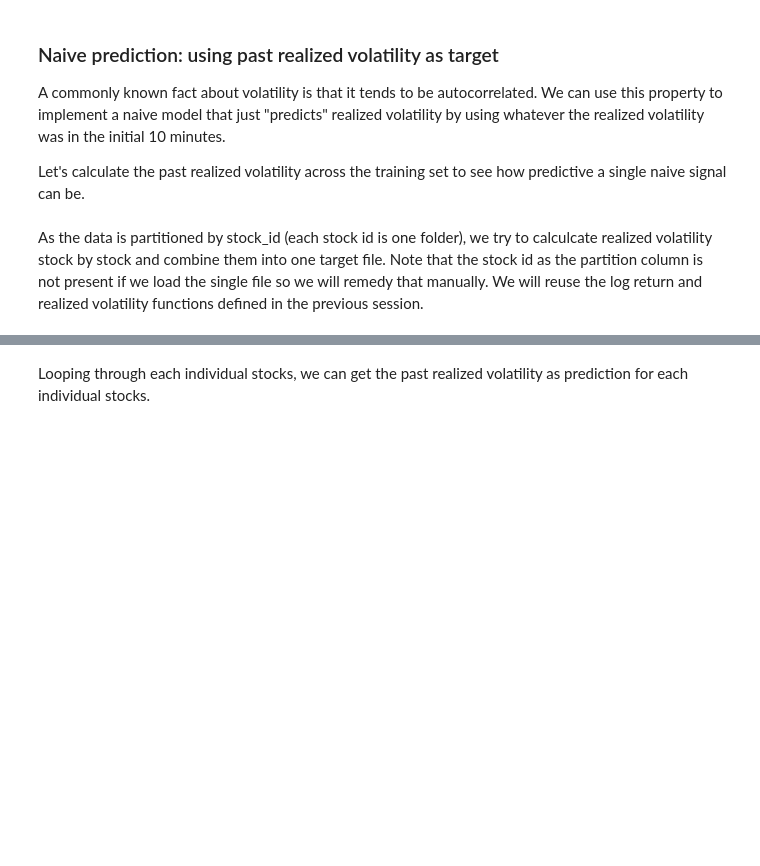
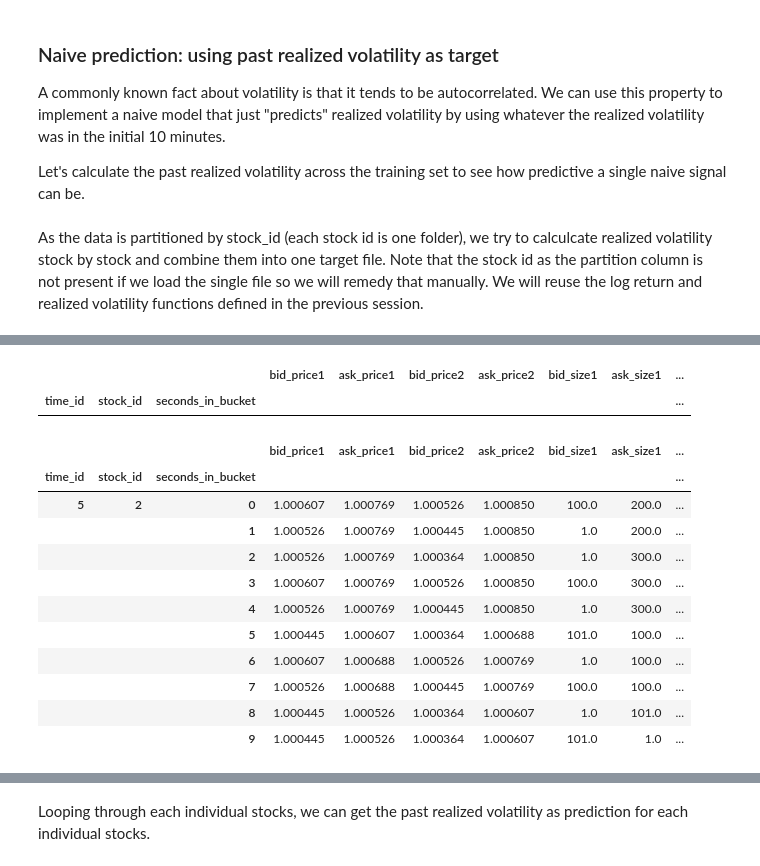
Before and after one commit to arungansi/Jovian-ML-0toGBMs, a Jupyter notebook: my-zero-to-gbm-proj-assign - Jovian - Len.ipynb, the cells around one changed output, grey strips where cells are left out. Cells and saved outputs as stored; diff of their text form; code cells hidden in the pictures; blank space fills up the shorter version.

```diff
--- a/my-zero-to-gbm-proj-assign - Jovian - Len.ipynb
+++ b/my-zero-to-gbm-proj-assign - Jovian - Len.ipynb
@@ -419,0 +601,20 @@ s2.isna().sum()
+# %%
+s2.loc[:,:,0][s2.loc[:,:,0]['price'].isna()]
+# %% [output]
+|  |  |  | bid_price1 | ask_price1 | bid_price2 | ask_price2 | bid_size1 | ask_size1 | ... |
+| time_id | stock_id | seconds_in_bucket |  |  |  |  |  |  | ... |
+# %%
+s2.head(10)
+# %% [output]
+|  |  |  | bid_price1 | ask_price1 | bid_price2 | ask_price2 | bid_size1 | ask_size1 | ... |
+| time_id | stock_id | seconds_in_bucket |  |  |  |  |  |  | ... |
+| 5 | 2 | 0 | 1.000607 | 1.000769 | 1.000526 | 1.000850 | 100.0 | 200.0 | ... |
+|  |  | 1 | 1.000526 | 1.000769 | 1.000445 | 1.000850 | 1.0 | 200.0 | ... |
+|  |  | 2 | 1.000526 | 1.000769 | 1.000364 | 1.000850 | 1.0 | 300.0 | ... |
+|  |  | 3 | 1.000607 | 1.000769 | 1.000526 | 1.000850 | 100.0 | 300.0 | ... |
+|  |  | 4 | 1.000526 | 1.000769 | 1.000445 | 1.000850 | 1.0 | 300.0 | ... |
+|  |  | 5 | 1.000445 | 1.000607 | 1.000364 | 1.000688 | 101.0 | 100.0 | ... |
+|  |  | 6 | 1.000607 | 1.000688 | 1.000526 | 1.000769 | 1.0 | 100.0 | ... |
+|  |  | 7 | 1.000526 | 1.000688 | 1.000445 | 1.000769 | 100.0 | 100.0 | ... |
+|  |  | 8 | 1.000445 | 1.000526 | 1.000364 | 1.000607 | 1.0 | 101.0 | ... |
+|  |  | 9 | 1.000445 | 1.000526 | 1.000364 | 1.000607 | 101.0 | 1.0 | ... |
```
Also changed, not shown: parts of 37 cells of this notebook.
